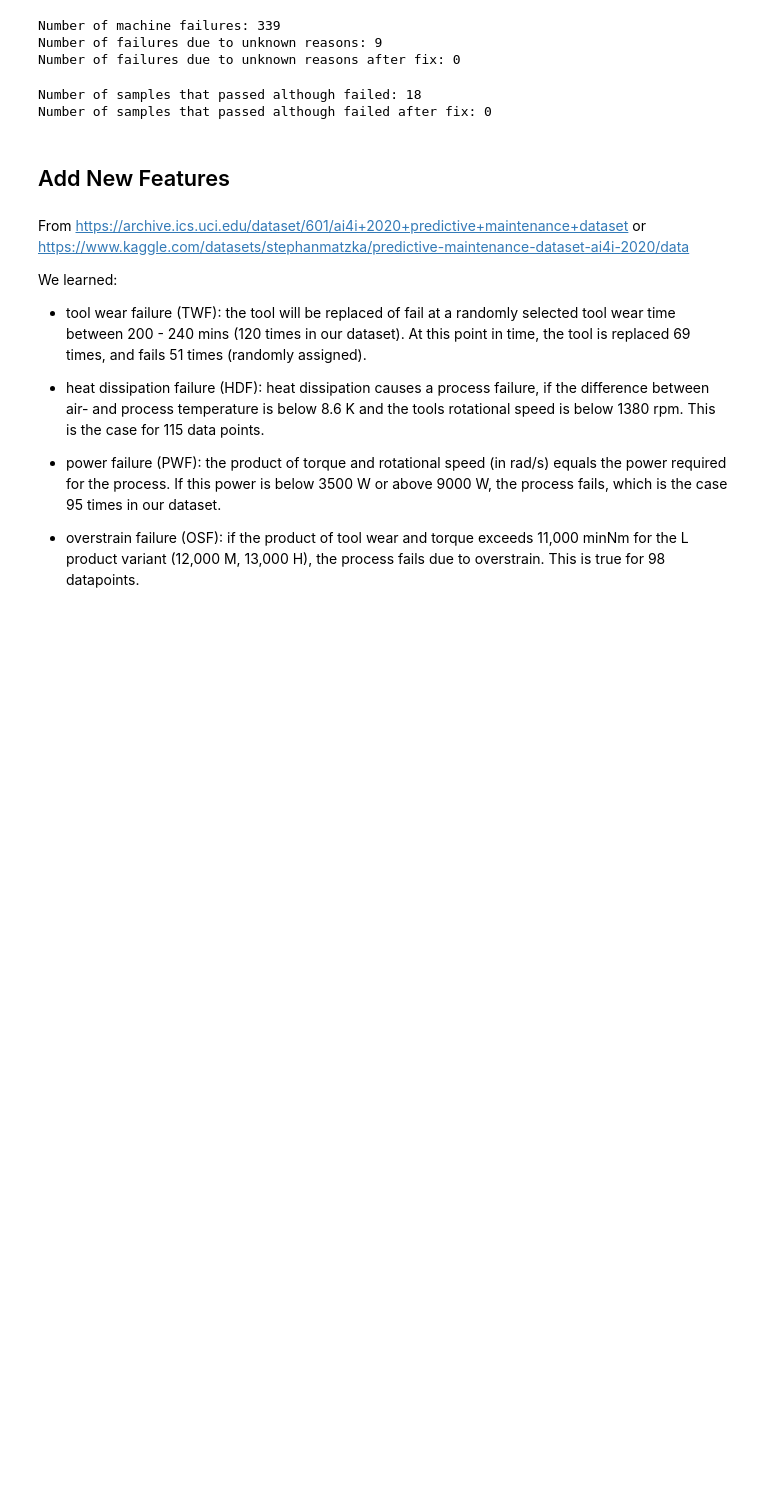
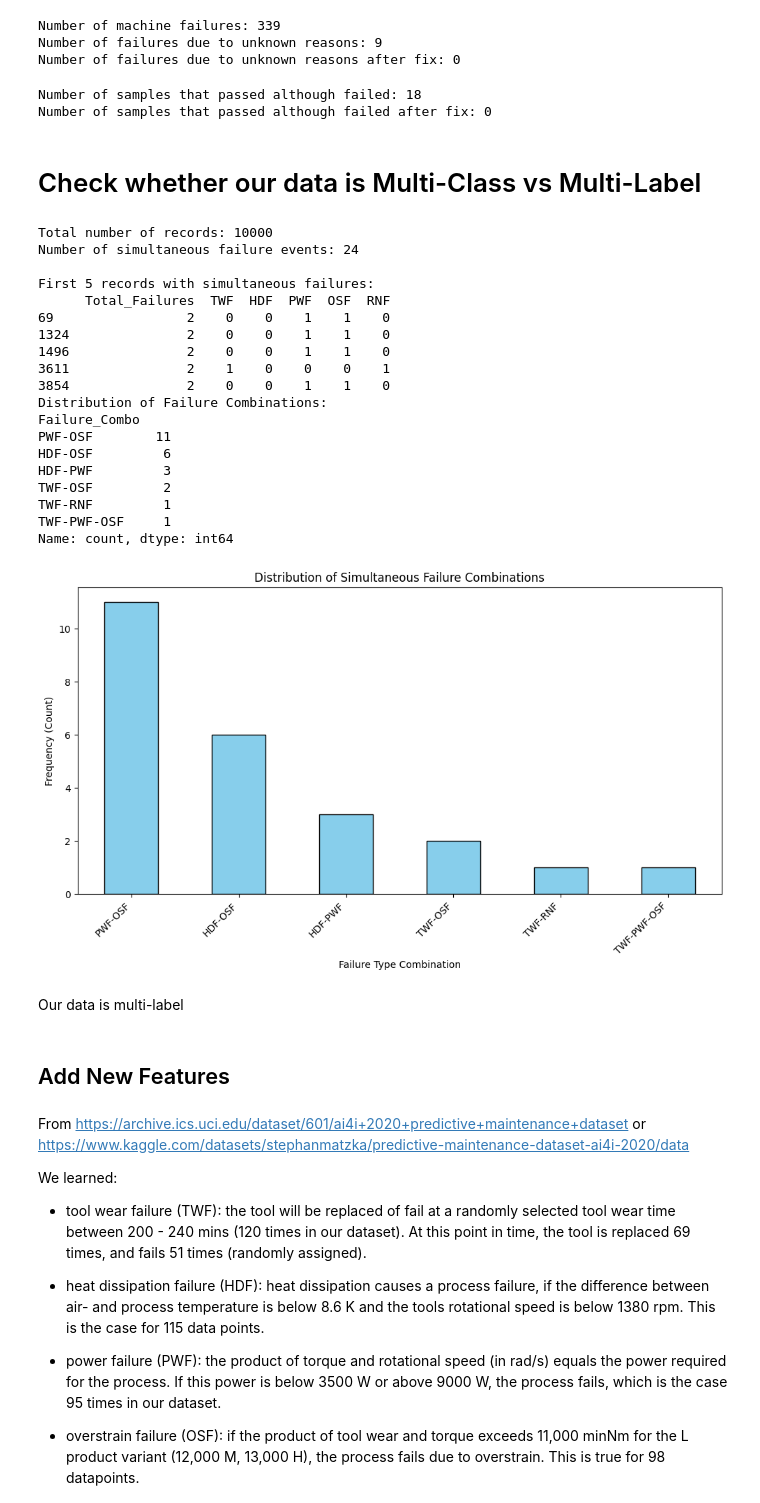
Before and after one commit to raymondsamalo/ITI113-Machine-Learning-Operations-Project, a Jupyter notebook: AI4I-2020/1.1_Preprocessing.ipynb, the cells around one changed output. Saved outputs shown, nothing was run; the diff lists cells and outputs as text; code cells hidden in the pictures; blank space fills up the shorter version.

Commit message:
multi-label

```diff
--- a/AI4I-2020/1.1_Preprocessing.ipynb
+++ b/AI4I-2020/1.1_Preprocessing.ipynb
@@ -198,6 +198,72 @@ print(
 # %% [output]
 Number of samples that passed although failed: 18
 Number of samples that passed although failed after fix: 0
+# %% [markdown]
+# Check whether our data is Multi-Class vs Multi-Label
+# %%
+# List of failure type columns
+failure_columns = ['TWF', 'HDF', 'PWF', 'OSF', 'RNF']
+# Create a new column for the total number of failures per record
+simultaneous_failures_df = df.copy()
+simultaneous_failures_df['Total_Failures'] = simultaneous_failures_df[failure_columns].sum(axis=1)
+
+# Create a boolean flag for simultaneous failures
+simultaneous_failures_df['Simultaneous_Failure'] = simultaneous_failures_df['Total_Failures'] > 1
+
+# Filter the dataframe to show ONLY the rows where simultaneous failures occurred
+simultaneous_failures_df = simultaneous_failures_df[simultaneous_failures_df['Simultaneous_Failure'] == True]
+
+# Display the results
+print(f"Total number of records: {len(df)}")
+print(f"Number of simultaneous failure events: {len(simultaneous_failures_df)}")
+print("\nFirst 5 records with simultaneous failures:")
+print(simultaneous_failures_df[['Total_Failures'] + failure_columns].head())
+def get_failure_combo(row):
+    active_failures = []
+    for col in failure_columns:
+        if row[col] == 1:
+            active_failures.append(col)
+    return '-'.join(active_failures)
+
+# Apply the function to our subset of simultaneous failures
+simultaneous_failures_df['Failure_Combo'] = simultaneous_failures_df.apply(get_failure_combo, axis=1)
+
+# Count the frequency of each combination
+combo_distribution = simultaneous_failures_df['Failure_Combo'].value_counts()
+print("Distribution of Failure Combinations:")
+print(combo_distribution)
+
+plt.figure(figsize=(10, 6))
+combo_distribution.plot(kind='bar', color='skyblue', edgecolor='black')
+plt.title('Distribution of Simultaneous Failure Combinations')
+plt.xlabel('Failure Type Combination')
+plt.ylabel('Frequency (Count)')
+plt.xticks(rotation=45, ha='right') # Rotate labels for readability
+plt.tight_layout() # Ensures labels fit in the figure
+plt.show()
+# %% [output]
+Total number of records: 10000
+Number of simultaneous failure events: 24
+
+First 5 records with simultaneous failures:
+      Total_Failures  TWF  HDF  PWF  OSF  RNF
+69                 2    0    0    1    1    0
+1324               2    0    0    1    1    0
+1496               2    0    0    1    1    0
+3611               2    1    0    0    0    1
+3854               2    0    0    1    1    0
+Distribution of Failure Combinations:
+Failure_Combo
+PWF-OSF        11
+HDF-OSF         6
+HDF-PWF         3
+TWF-OSF         2
+TWF-RNF         1
+TWF-PWF-OSF     1
+Name: count, dtype: int64
+[figure, added]
+# %% [markdown]
+Our data is multi-label
 # %% [markdown]
 ## Add New Features
 # %% [markdown]
```
Also changed, not shown: 1 other file.
